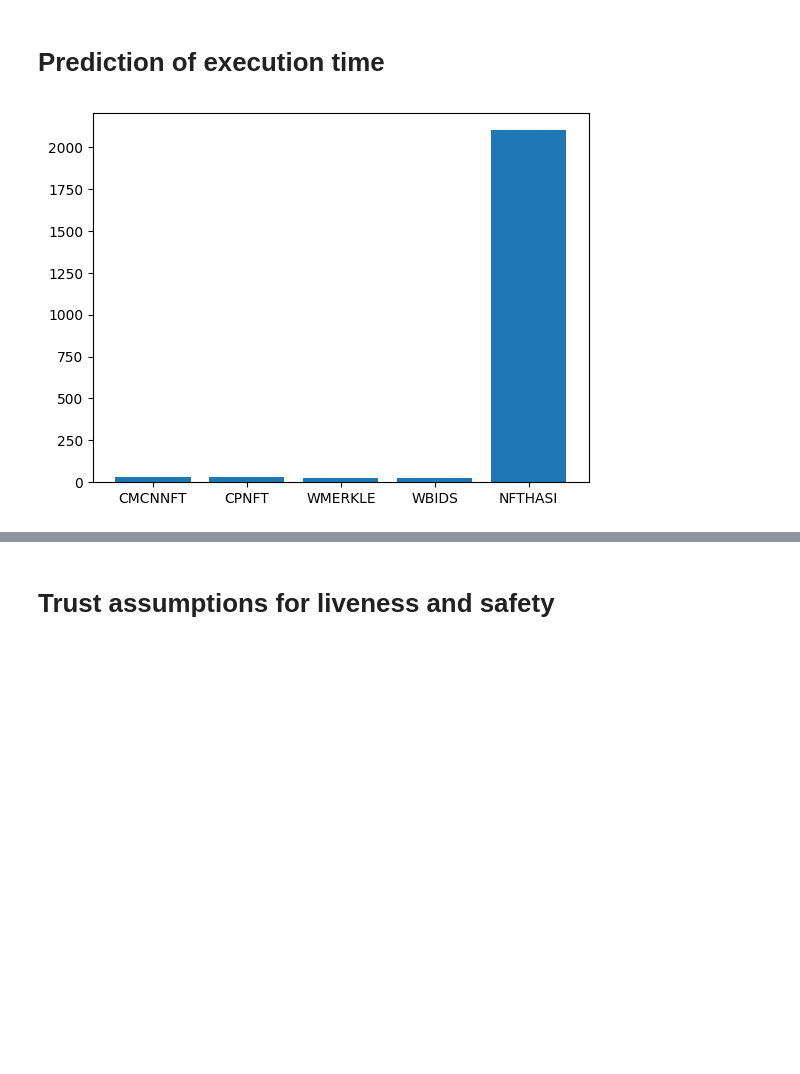
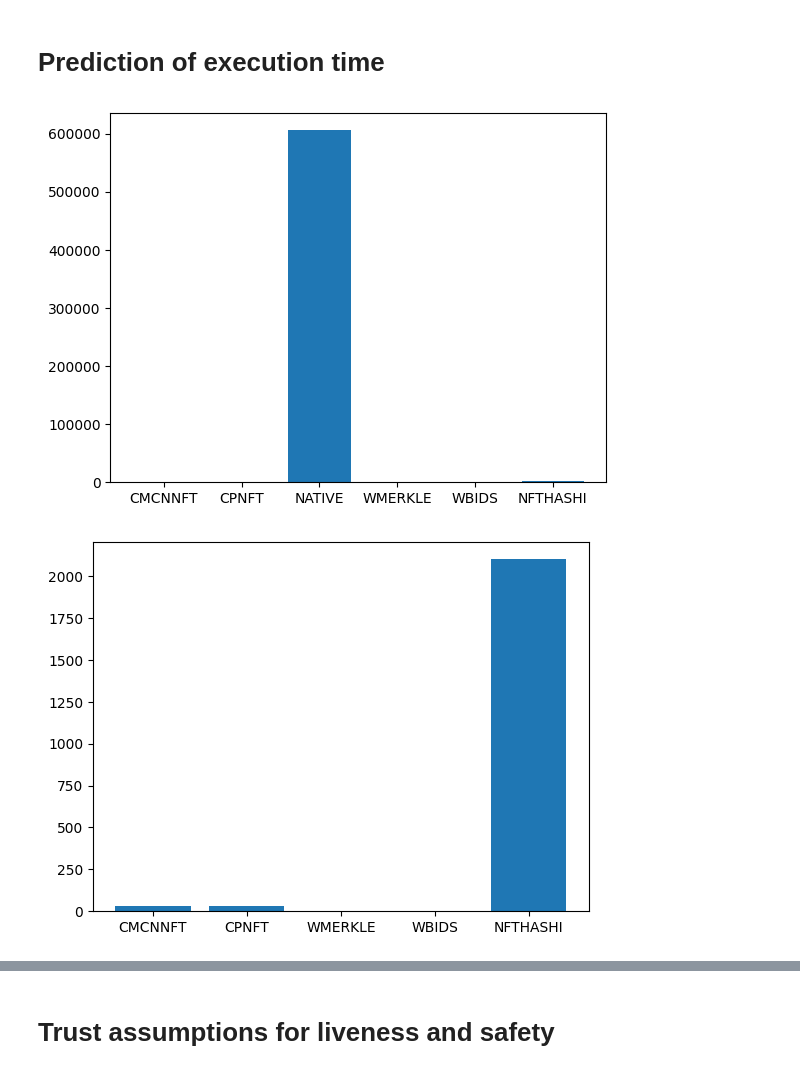
Before and after one commit to denes710/rollup-bridge-measurements, a Jupyter notebook: figures.ipynb, the cells around one changed output, grey strips where cells are left out. Cells and saved outputs as stored; diff of their text form; code cells hidden in the pictures; blank space fills up the shorter version.

```diff
--- a/figures.ipynb
+++ b/figures.ipynb
@@ -488,8 +512,12 @@ labels, best_case_lock_times = getTimes("results/time-complexities/best_case_loc
 labels, best_case_unlock_times = getTimes("results/time-complexities/best_case_unlock.json")
 labels, worse_case_time = getTimes("results/time-complexities/worse_case.json")
 # %%
-# plt.bar(labels, best_case_lock_times)
+plt.bar(labels, best_case_lock_times)
+plt.show()
 plt.bar(*remove("NATIVE", labels, best_case_lock_times))
 plt.show()
+plt.bar(*remove("NFTHASHI", *remove("NATIVE", labels, best_case_lock_times)))
+plt.show()
 # %% [output]
-[figure, old version]
+[figure, new version]
+[figure, added]
```
Also changed, not shown: parts of 47 cells of this notebook, 16 other files.
